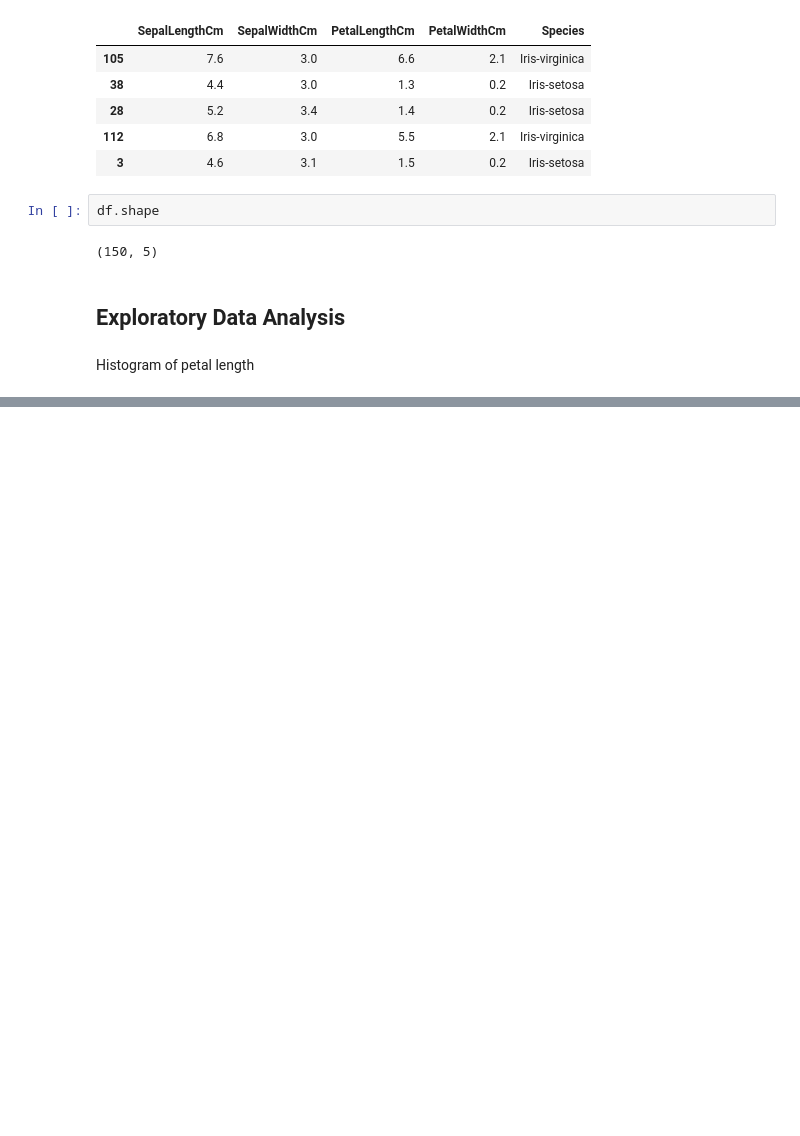
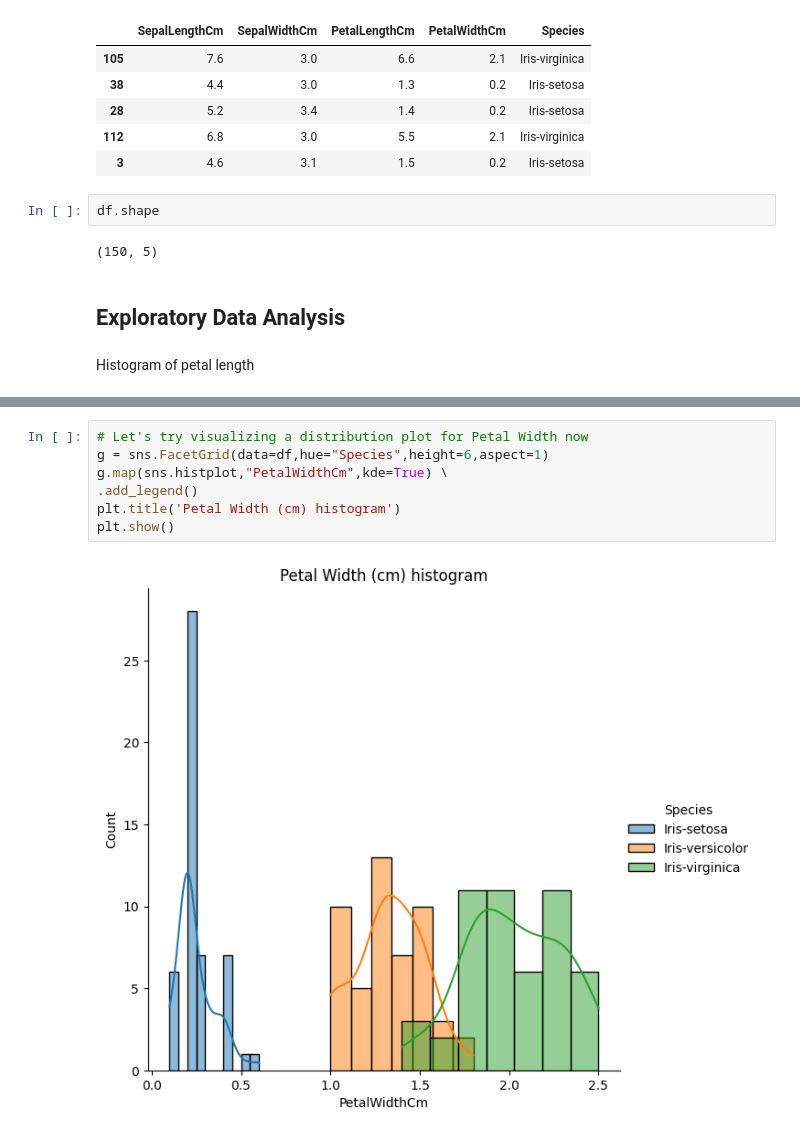
Before and after one commit to nithinbadicodes/AI-ML-Projects, a Jupyter notebook: IrisFlowerClassification.ipynb, the cells around one changed output, grey strips where cells are left out. Cells and saved outputs as stored; diff of their text form; blank space fills up the shorter version.

```diff
--- a/IrisFlowerClassification.ipynb
+++ b/IrisFlowerClassification.ipynb
@@ -30,0 +46,9 @@ Histogram of petal length
+# %%
+# Let's try visualizing a distribution plot for Petal Width now
+g = sns.FacetGrid(data=df,hue="Species",height=6,aspect=1)
+g.map(sns.histplot,"PetalWidthCm",kde=True) \
+.add_legend()
+plt.title('Petal Width (cm) histogram')
+plt.show()
+# %% [output]
+[figure, added]
```
Also changed, not shown: parts of 5 cells of this notebook.
